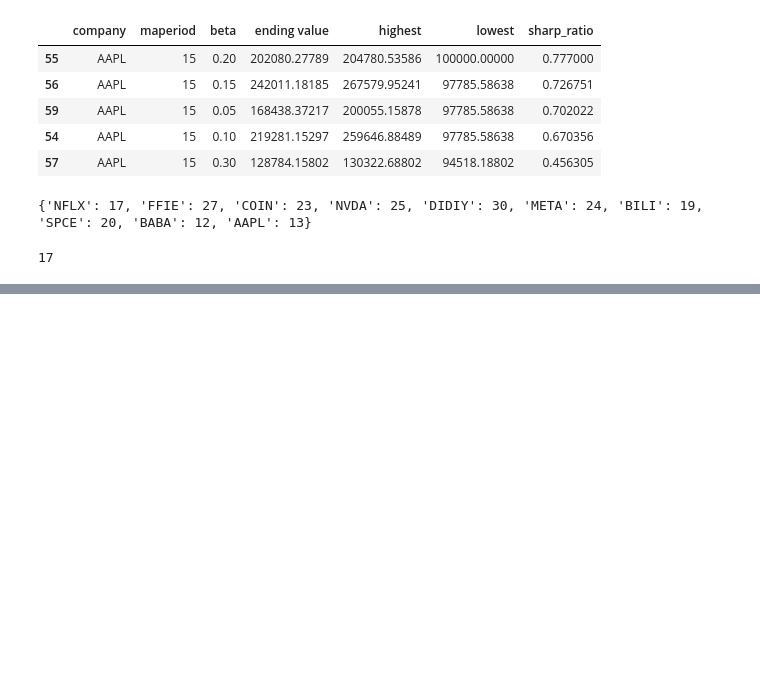
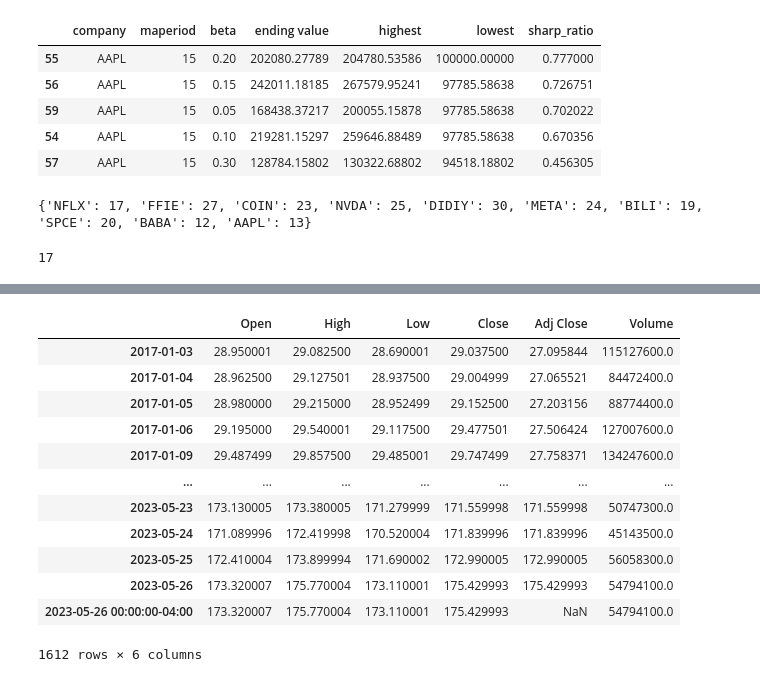
Before and after one commit to Lezcool/QT, a Jupyter notebook: code/debug.ipynb, the cells around one changed output, grey strips where cells are left out. Drawn from its saved outputs; the diff is of its cells as text; code cells hidden in the pictures; blank space fills up the shorter version.

```diff
--- a/code/debug.ipynb
+++ b/code/debug.ipynb
@@ -722,0 +801,3 @@ display(result_df.describe())
+# %%
+import pandas as pd
+df = pd.read_csv('/home/lez/Documents/QT/QT/data/AAPL.csv',index_col='Date',parse_dates=True)
@@ -722,0 +808,16 @@ display(result_df.describe())
+# %%
+pd.concat([df,tmp])
+# %% [output]
+|  | Open | High | Low | Close | Adj Close | Volume |
+| 2017-01-03 | 28.950001 | 29.082500 | 28.690001 | 29.037500 | 27.095844 | 115127600.0 |
+| 2017-01-04 | 28.962500 | 29.127501 | 28.937500 | 29.004999 | 27.065521 | 84472400.0 |
+| 2017-01-05 | 28.980000 | 29.215000 | 28.952499 | 29.152500 | 27.203156 | 88774400.0 |
+| 2017-01-06 | 29.195000 | 29.540001 | 29.117500 | 29.477501 | 27.506424 | 127007600.0 |
+| 2017-01-09 | 29.487499 | 29.857500 | 29.485001 | 29.747499 | 27.758371 | 134247600.0 |
+| ... | ... | ... | ... | ... | ... | ... |
+| 2023-05-23 | 173.130005 | 173.380005 | 171.279999 | 171.559998 | 171.559998 | 50747300.0 |
+| 2023-05-24 | 171.089996 | 172.419998 | 170.520004 | 171.839996 | 171.839996 | 45143500.0 |
+| 2023-05-25 | 172.410004 | 173.899994 | 171.690002 | 172.990005 | 172.990005 | 56058300.0 |
+| 2023-05-26 | 173.320007 | 175.770004 | 173.110001 | 175.429993 | 175.429993 | 54794100.0 |
+| 2023-05-26 00:00:00-04:00 | 173.320007 | 175.770004 | 173.110001 | 175.429993 | NaN | 54794100.0 |
+1612 rows × 6 columns
```
Also changed, not shown: parts of 17 cells of this notebook, 3 other files.
